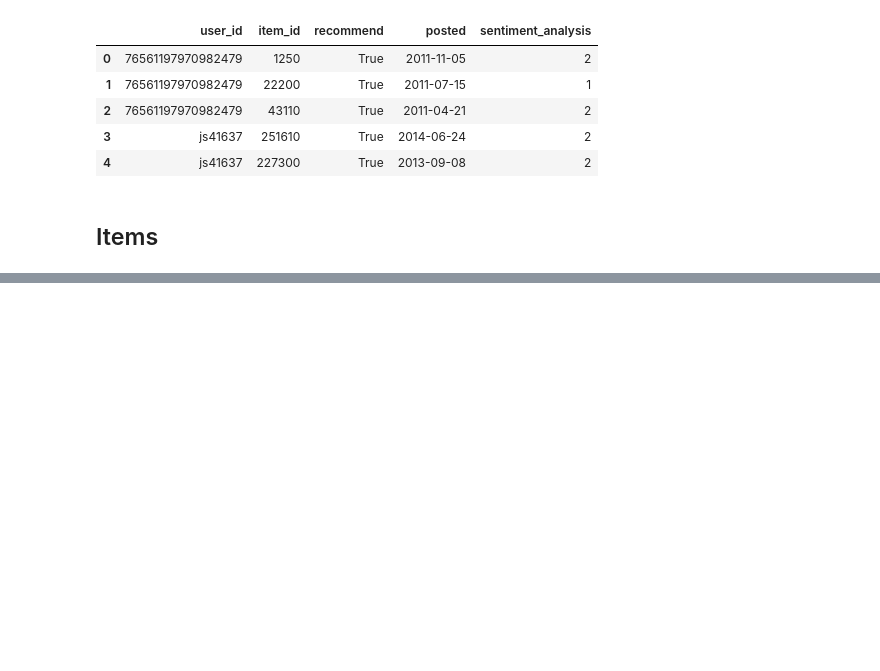
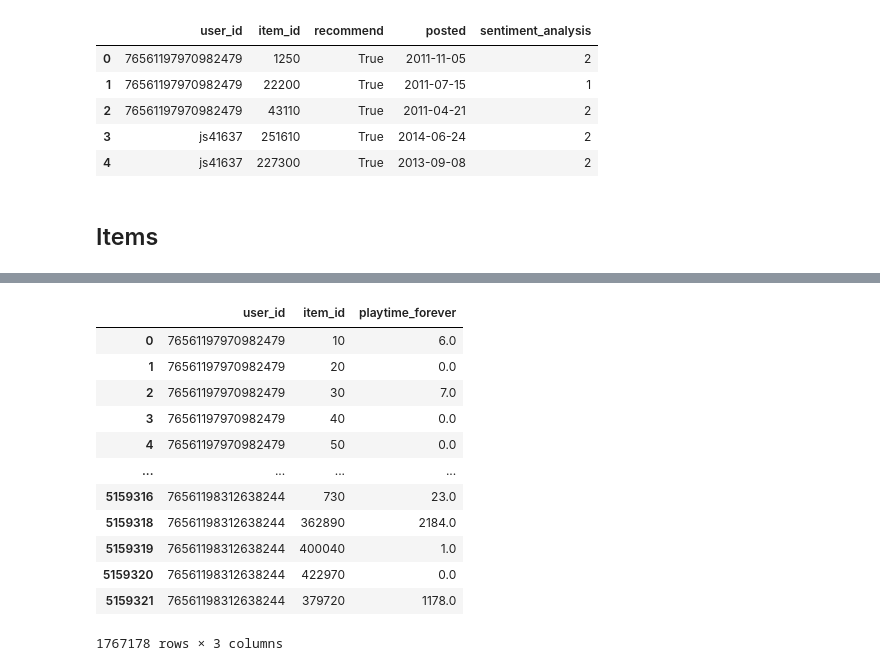
Before and after one commit to DaAnMaGi/Proyecto_Marzo, a Jupyter notebook: Parte 1/apertura.ipynb, the cells around one changed output, grey strips where cells are left out. Drawn from its saved outputs; the diff is of its cells as text; code cells hidden in the pictures; blank space fills up the shorter version.

Commit message:
Reviews limpieza

```diff
--- a/Parte 1/apertura.ipynb
+++ b/Parte 1/apertura.ipynb
@@ -492,0 +537,16 @@ n_reviews.head()
+# %%
+# Se eliminan de la base de datos los usuarios que no tienen juegos registrados.
+items.dropna(subset=["item_id"],inplace=True)
+# %%
+# Se deciden eliminar los usuarios de items que no estén en los datos de review.
+id_user_review = n_reviews["user_id"].unique()
+
+items_r = items[items["user_id"].isin(id_user_review)]
+# %%
+# Se convierte la columna de "item_id" en entero.
+items_r["item_id"] = items_r["item_id"].astype(int)
+
+# Se eliminan de la base de datos los items que no están en la base de juegos.
+id_games = games_n["id"].unique().tolist()
+
+items_g = items_r[items_r["item_id"].isin(id_games)]
@@ -492,0 +559,4 @@ n_reviews.head()
+# %%
+# Se aseguran los tipos.
+items_g["user_id"] = items_g["user_id"].astype(str)
+items_g["item_id"] = items_g["item_id"].astype(int)
@@ -492,0 +574,17 @@ n_reviews.head()
+# %%
+# Se revisa la base de datos obtenida.
+items_g
+# %% [output]
+|  | user_id | item_id | playtime_forever |
+| 0 | 76561197970982479 | 10 | 6.0 |
+| 1 | 76561197970982479 | 20 | 0.0 |
+| 2 | 76561197970982479 | 30 | 7.0 |
+| 3 | 76561197970982479 | 40 | 0.0 |
+| 4 | 76561197970982479 | 50 | 0.0 |
+| ... | ... | ... | ... |
+| 5159316 | 76561198312638244 | 730 | 23.0 |
+| 5159318 | 76561198312638244 | 362890 | 2184.0 |
+| 5159319 | 76561198312638244 | 400040 | 1.0 |
+| 5159320 | 76561198312638244 | 422970 | 0.0 |
+| 5159321 | 76561198312638244 | 379720 | 1178.0 |
+1767178 rows × 3 columns
```
Also changed, not shown: parts of 12 cells of this notebook.
